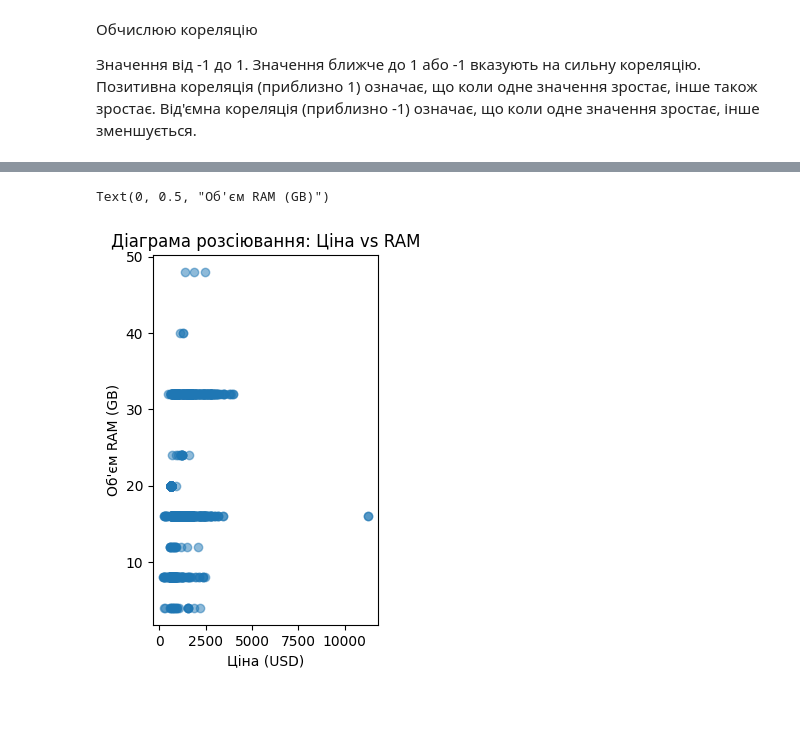
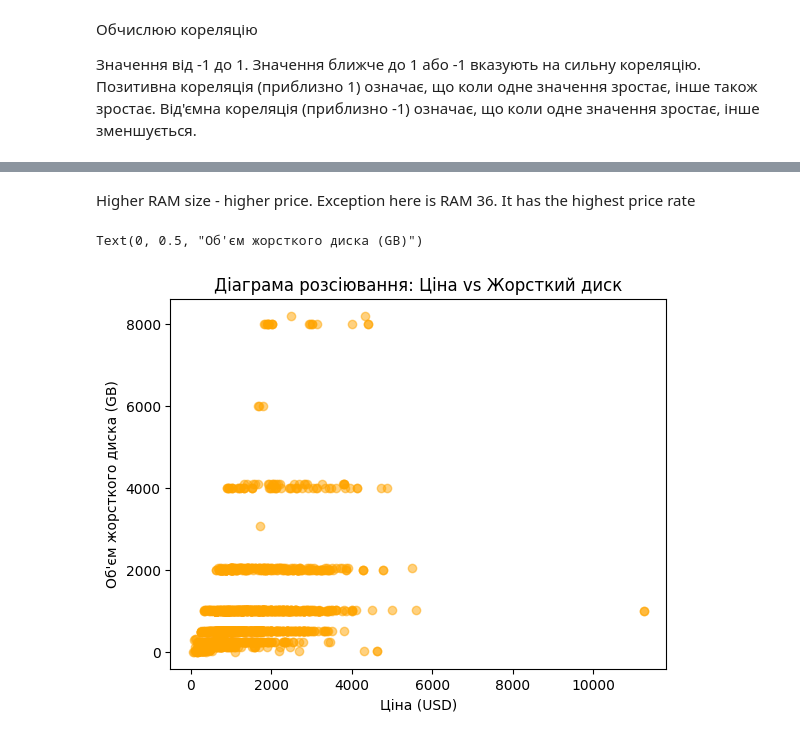
Before and after one commit to vavi00/portfolio_for_pr, a Jupyter notebook: python_skills_analise/data_sets_analise/analise_amazon_laptop_prices.ipynb, the cells around one changed output, grey strips where cells are left out. Drawn from its saved outputs; the diff is of its cells as text; code cells hidden in the pictures; blank space fills up the shorter version.

```diff
--- a/python_skills_analise/data_sets_analise/analise_amazon_laptop_prices.ipynb
+++ b/python_skills_analise/data_sets_analise/analise_amazon_laptop_prices.ipynb
@@ -308,12 +334,10 @@ plt.grid()
 Перетворення категоріальних змінних у числові
 Використовуйте one-hot encoding для категоріальних змінних, якщо це доречно
 # %%
-columns_to_check = ['harddisk', 'screen_size', 'ram', 'cpu_speed', 'rating']
-for column in columns_to_check:
-    df = remove_outliers(df, column)
+numeric_columns = ['harddisk', 'screen_size', 'ram', 'cpu_speed', 'rating', 'price']
 # %%
-categorical_columns = ['brand', 'model', 'color', 'cpu', 'os', 'graphics']  # додайте інші категоріальні колонки за потреби
-df = pd.get_dummies(df, columns=categorical_columns, drop_first=True)
+#categorical_columns = ['brand', 'model', 'color', 'cpu', 'os', 'graphics']
+#df = pd.get_dummies(df, columns=categorical_columns, drop_first=True)
 # %% [markdown]
 Обчислюю кореляцію
 
@@ -344,9 +418,10 @@ Text(0, 0.5, 'Кількість')
+# %% [markdown]
+Higher RAM size - higher price. Exception here is RAM 36. It has the highest price rate
 # %%
-plt.subplot(1, 2, 1)
-plt.scatter(df['price'], df['ram'], alpha=0.5)
-plt.title('Діаграма розсіювання: Ціна vs RAM')
+plt.scatter(df['price'], df['harddisk'], alpha=0.5, color='orange')
+plt.title('Діаграма розсіювання: Ціна vs Жорсткий диск')
 plt.xlabel('Ціна (USD)')
-plt.ylabel('Об\'єм RAM (GB)')
+plt.ylabel('Об\'єм жорсткого диска (GB)')
 # %% [output]
-Text(0, 0.5, "Об'єм RAM (GB)")
+Text(0, 0.5, "Об'єм жорсткого диска (GB)")
-[figure, old version]
+[figure, new version]
```
Also changed, not shown: parts of 40 cells of this notebook.
